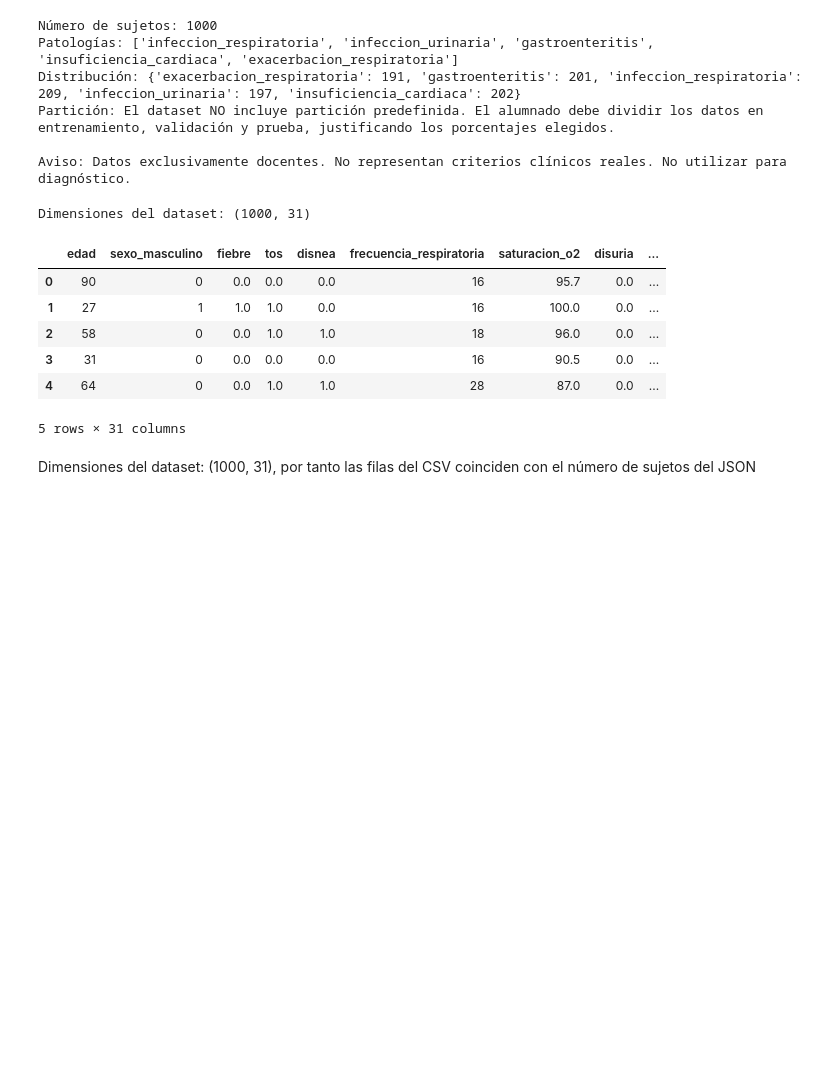
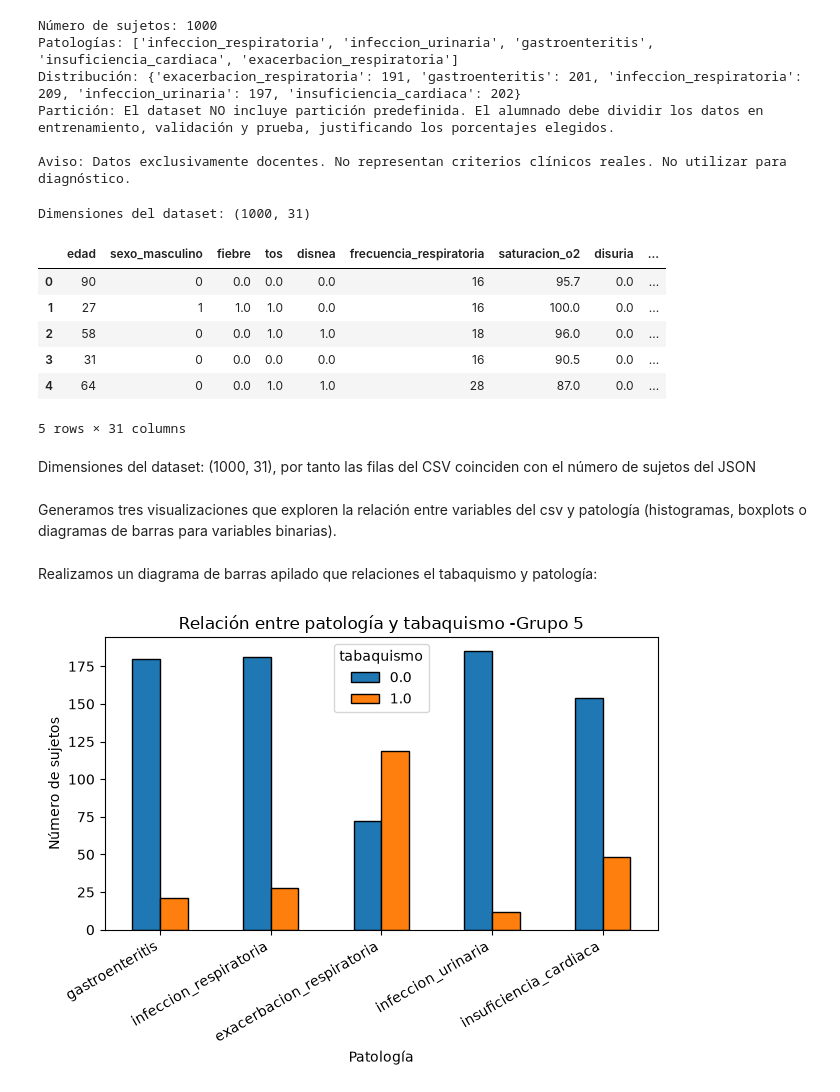
Before and after one commit to angelaNavarro11/sist-apoyo-decision-clinica, a Jupyter notebook: notebooks/Practica3-Resultados.ipynb, the cells around one changed output. Cells and saved outputs as stored; diff of their text form; code cells hidden in the pictures; blank space fills up the shorter version.

Commit message:
Visualizaciones (#6)

```diff
--- a/notebooks/Practica3-Resultados.ipynb
+++ b/notebooks/Practica3-Resultados.ipynb
@@ -44,3 +44,21 @@ Dimensiones del dataset: (1000, 31)
 5 rows × 31 columns
 # %% [markdown]
 Dimensiones del dataset: (1000, 31), por tanto las filas del CSV coinciden con el número de sujetos del JSON
+# %% [markdown]
+Generamos tres visualizaciones que exploren la relación entre variables del csv y patología (histogramas, boxplots o diagramas de barras para variables binarias).
+# %% [markdown]
+Realizamos un diagrama de barras apilado que relaciones el tabaquismo y patología:
+# %%
+import matplotlib.pyplot as plt
+
+df.value_counts(["patologia", "tabaquismo"]).unstack().plot(kind="bar",  edgecolor="black")
+
+plt.title("Relación entre patología y tabaquismo -Grupo " +str(GRUPO))
+plt.xlabel("Patología")
+plt.ylabel("Número de sujetos")
+plt.xticks(rotation=30, ha="right")
+
+plt.tight_layout()
+plt.show()
+# %% [output]
+[figure, added]
```
Also changed, not shown: parts of 5 cells of this notebook, 1 other file.
